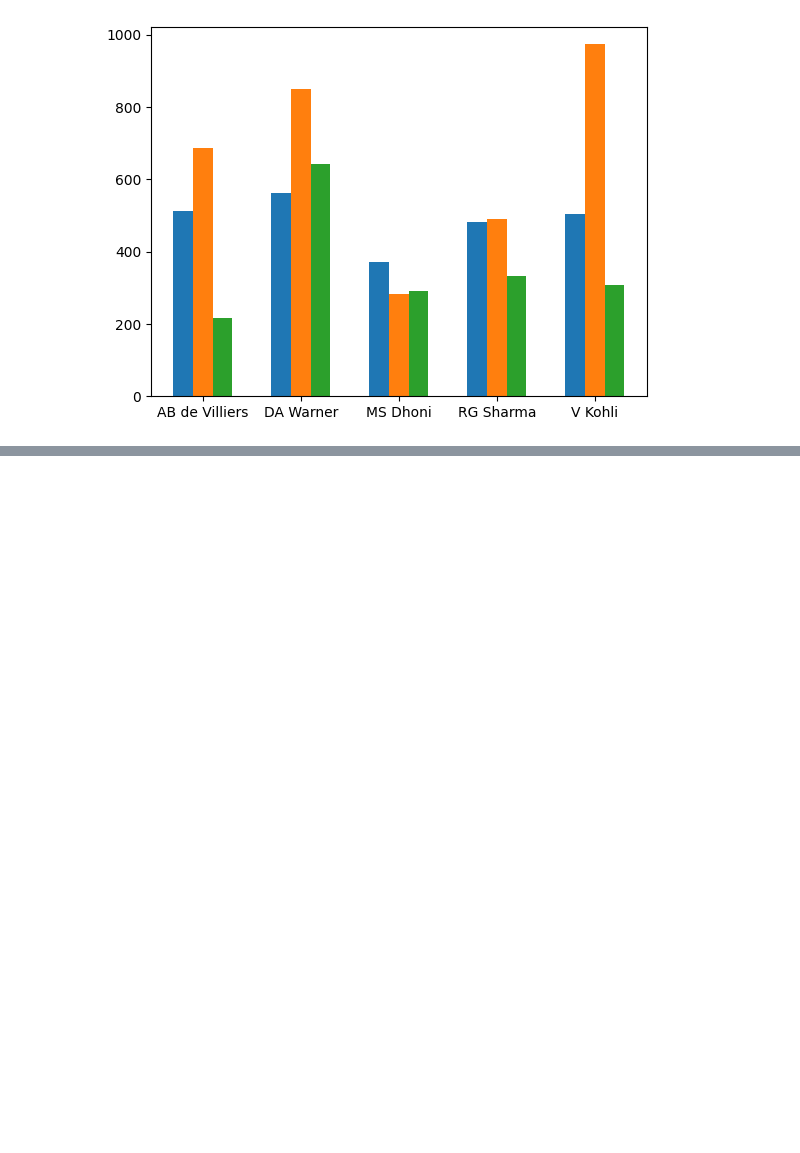
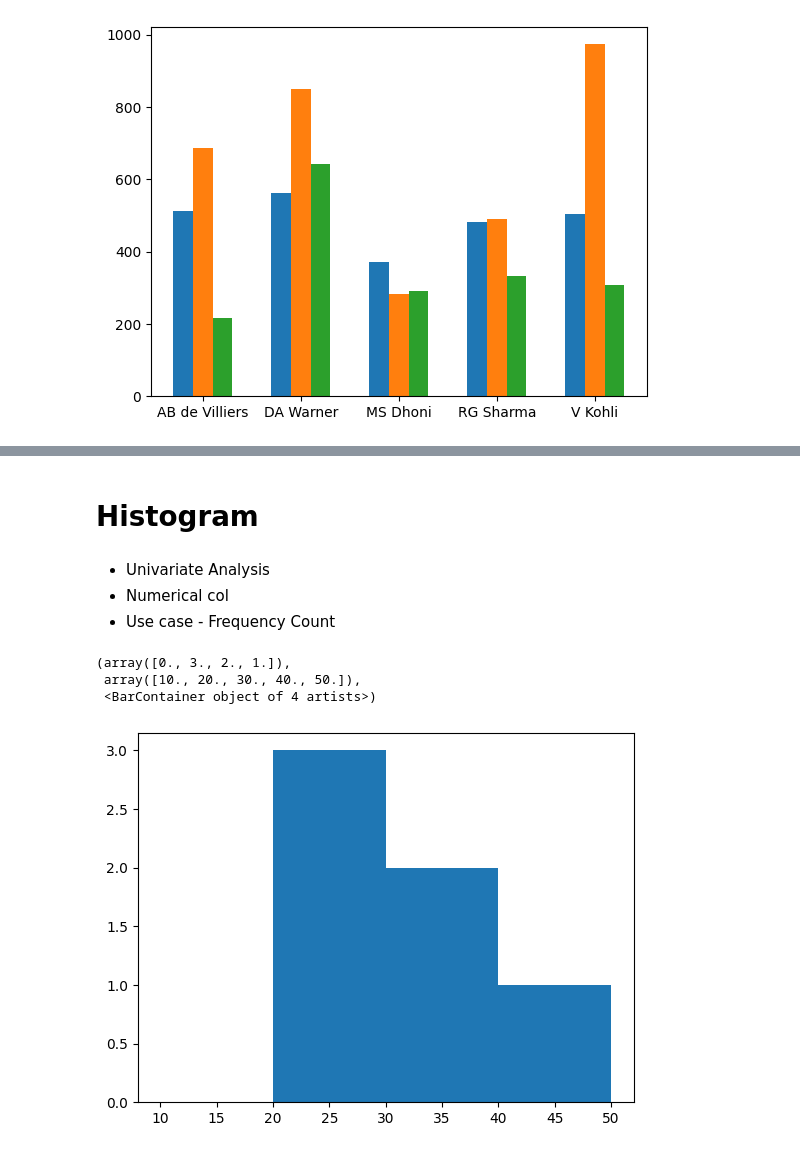
Before and after one commit to RazyAnas/MachineLearning, a Jupyter notebook: Matplotlib.ipynb, the cells around one changed output, grey strips where cells are left out. Saved outputs shown, nothing was run; the diff lists cells and outputs as text; code cells hidden in the pictures; blank space fills up the shorter version.

```diff
--- a/Matplotlib.ipynb
+++ b/Matplotlib.ipynb
@@ -263,0 +295,14 @@ plt.xticks(np.arange(df.shape[0]), df['batsman'])
+# %% [markdown]
+# Histogram
+# %% [markdown]
+- Univariate Analysis
+- Numerical col
+- Use case - Frequency Count
+# %%
+data = np.random.randint(1, 50, 8)
+plt.hist(data, bins=[10,20,30,40,50])
+# %% [output]
+(array([0., 3., 2., 1.]),
+ array([10., 20., 30., 40., 50.]),
+ <BarContainer object of 4 artists>)
+[figure, added]
```
Also changed, not shown: parts of 24 cells of this notebook.
